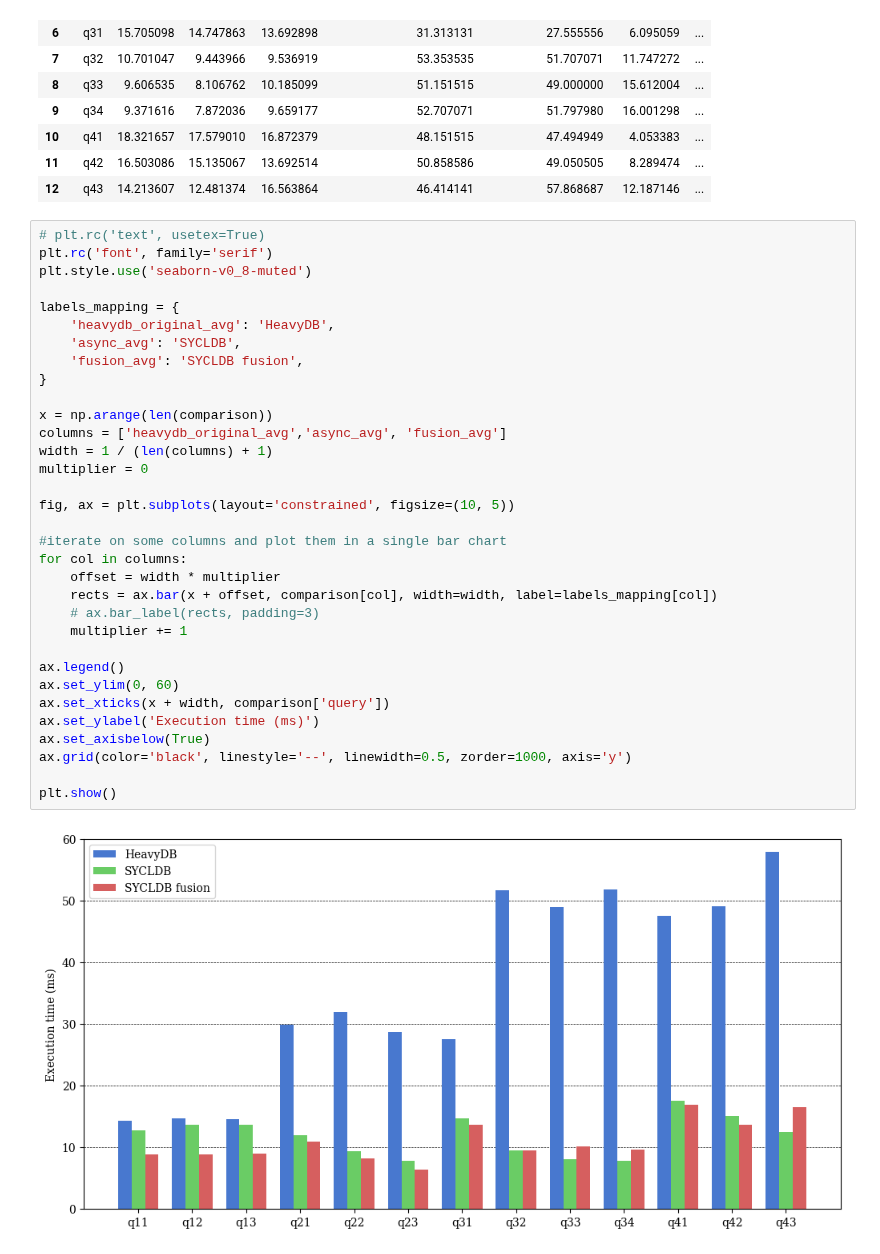
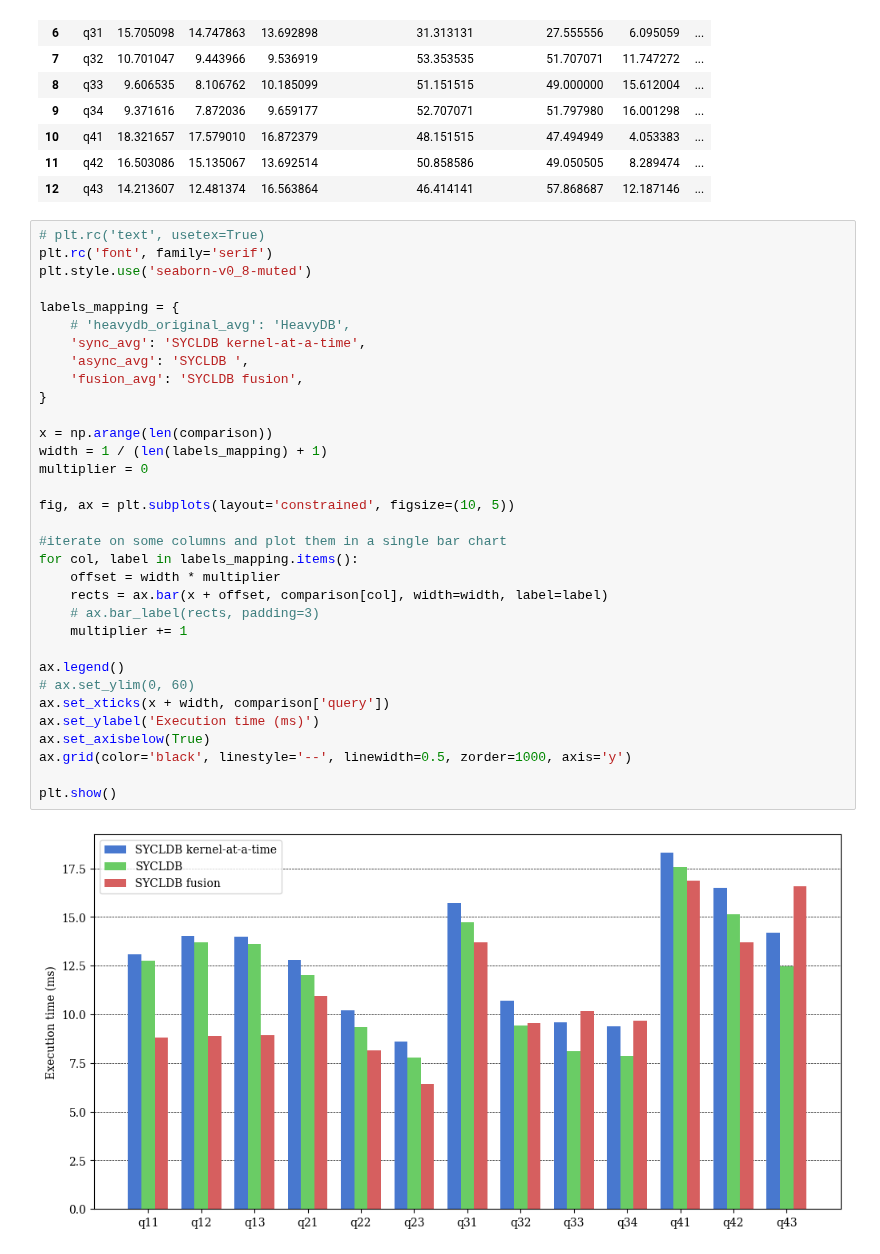
Before and after one commit to Maestro-Zacht/sycldb-calcite-executor, a Jupyter notebook: performances/perf.ipynb, the cells around one changed output. Drawn from its saved outputs; the diff is of its cells as text.

```diff
--- a/performances/perf.ipynb
+++ b/performances/perf.ipynb
@@ -107,35 +107,35 @@ comparison
 # %%
 # plt.rc('text', usetex=True)
 plt.rc('font', family='serif')
 plt.style.use('seaborn-v0_8-muted')
 
 labels_mapping = {
-    'heavydb_original_avg': 'HeavyDB',
-    'async_avg': 'SYCLDB',
+    # 'heavydb_original_avg': 'HeavyDB',
+    'sync_avg': 'SYCLDB kernel-at-a-time',
+    'async_avg': 'SYCLDB ',
     'fusion_avg': 'SYCLDB fusion',
 }
 
 x = np.arange(len(comparison))
-columns = ['heavydb_original_avg','async_avg', 'fusion_avg']
-width = 1 / (len(columns) + 1)
+width = 1 / (len(labels_mapping) + 1)
 multiplier = 0
 
 fig, ax = plt.subplots(layout='constrained', figsize=(10, 5))
 
 #iterate on some columns and plot them in a single bar chart
-for col in columns:
+for col, label in labels_mapping.items():
     offset = width * multiplier
-    rects = ax.bar(x + offset, comparison[col], width=width, label=labels_mapping[col])
+    rects = ax.bar(x + offset, comparison[col], width=width, label=label)
     # ax.bar_label(rects, padding=3)
     multiplier += 1
 
 ax.legend()
-ax.set_ylim(0, 60)
+# ax.set_ylim(0, 60)
 ax.set_xticks(x + width, comparison['query'])
 ax.set_ylabel('Execution time (ms)')
 ax.set_axisbelow(True)
 ax.grid(color='black', linestyle='--', linewidth=0.5, zorder=1000, axis='y')
 
 plt.show()
 # %% [output]
-[figure, old version]
+[figure, new version]
```
